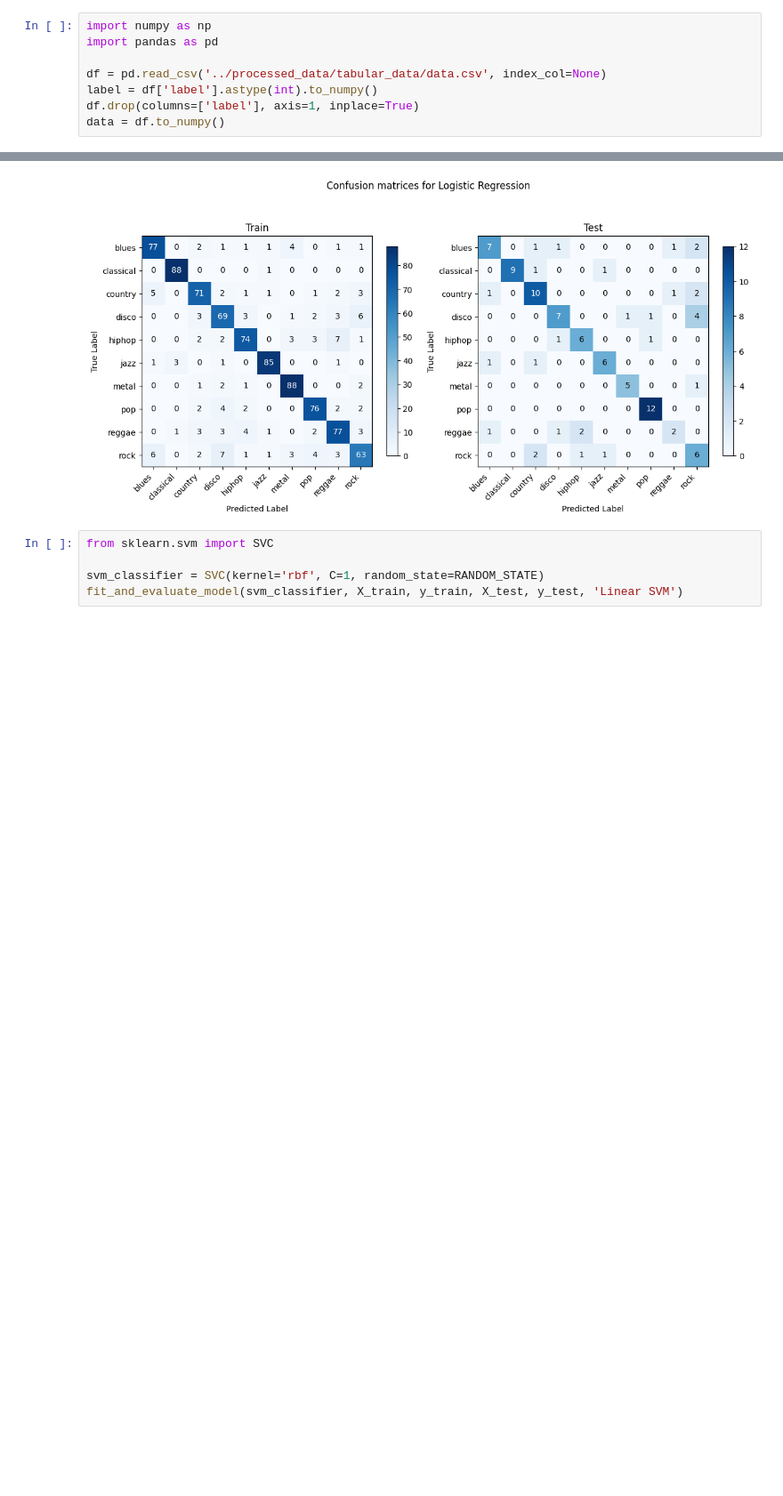
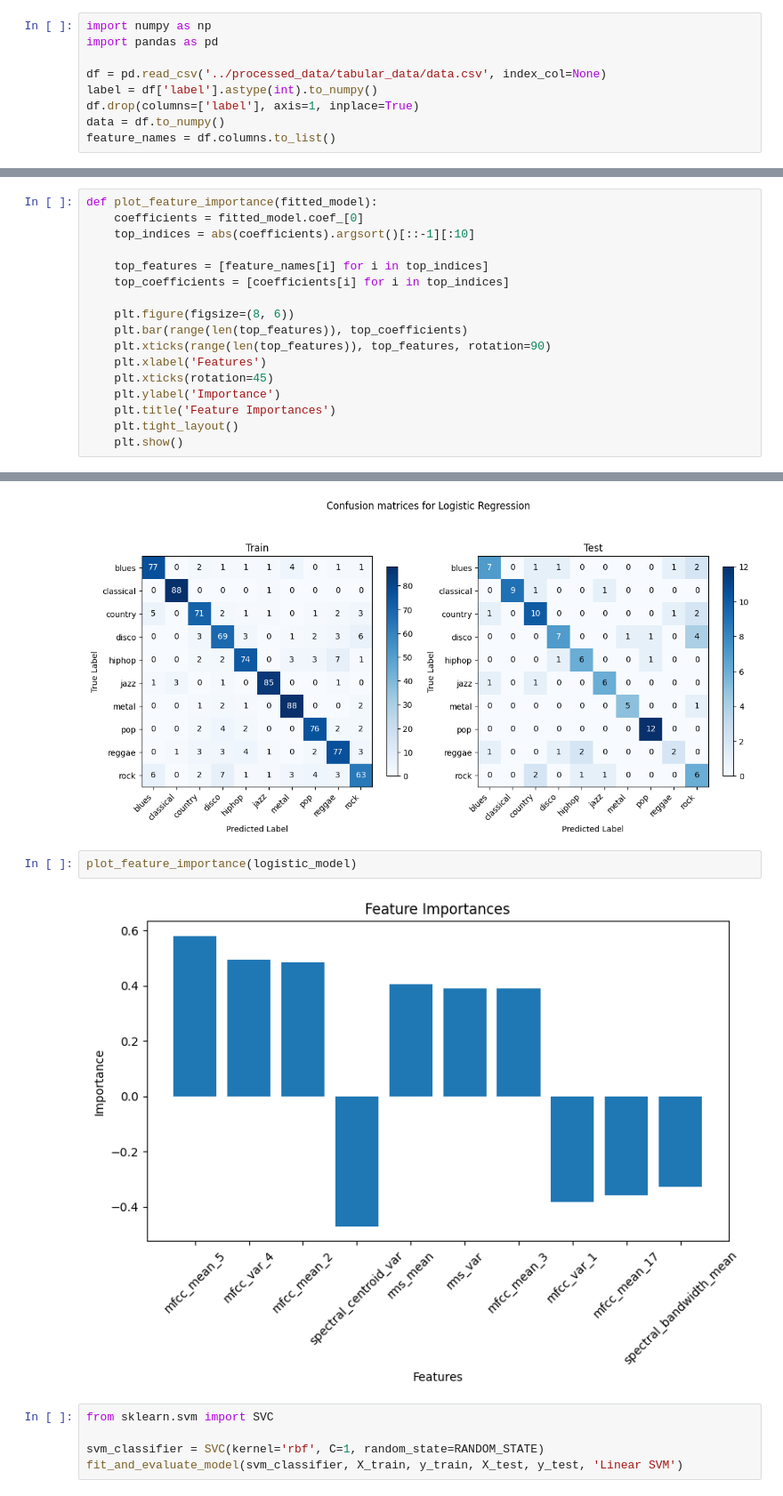
Before and after one commit to qzheng75/CS4641-Project, a Jupyter notebook: code/notebooks/tabular_ml_modeling.ipynb, the cells around one changed output, grey strips where cells are left out. Shown: that part at 89% size. Cells and saved outputs as stored; diff of their text form; blank space fills up the shorter version.

```diff
--- a/code/notebooks/tabular_ml_modeling.ipynb
+++ b/code/notebooks/tabular_ml_modeling.ipynb
@@ -12,6 +12,7 @@ df = pd.read_csv('../processed_data/tabular_data/data.csv', index_col=None)
 label = df['label'].astype(int).to_numpy()
 df.drop(columns=['label'], axis=1, inplace=True)
 data = df.to_numpy()
+feature_names = df.columns.to_list()
 # %%
 from audio_toolbox.metrics import audio_dataset_split
 
@@ -52,6 +53,23 @@ def fit_and_evaluate_model(model, X_train, y_train, X_test, y_test, model_name='
     visualize_confusion_matrices(conf_mats,
                                 titles=('Train', 'Test'),
                                 grand_title=f'Confusion matrices for {model_name}')
+# %%
+def plot_feature_importance(fitted_model):
+    coefficients = fitted_model.coef_[0]
+    top_indices = abs(coefficients).argsort()[::-1][:10]
+
+    top_features = [feature_names[i] for i in top_indices]
+    top_coefficients = [coefficients[i] for i in top_indices]
+
+    plt.figure(figsize=(8, 6))
+    plt.bar(range(len(top_features)), top_coefficients)
+    plt.xticks(range(len(top_features)), top_features, rotation=90)
+    plt.xlabel('Features')
+    plt.xticks(rotation=45)
+    plt.ylabel('Importance')
+    plt.title('Feature Importances')
+    plt.tight_layout()
+    plt.show()
 # %%
 from sklearn.linear_model import LogisticRegression
 
@@ -64,6 +82,10 @@ Train accuracy: 85.4283%, 131 mismatches out of 899 samples
 Test accuracy: 70.0000%, 30 mismatches out of 100 samples
 (Averaged) Test precision: 0.7074, recall: 0.6921, f1 score: 0.6927
 [figure]
+# %%
+plot_feature_importance(logistic_model)
+# %% [output]
+[figure, added]
 # %%
 from sklearn.svm import SVC
 
```
Also changed, not shown: parts of 1 cell of this notebook, 2 other files.
